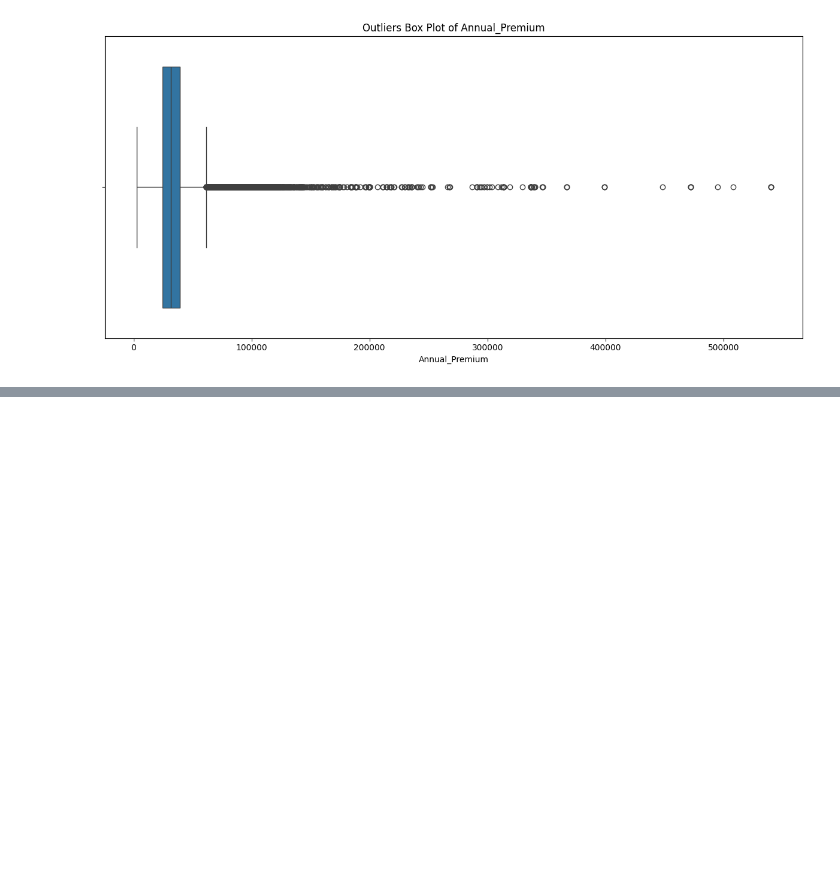
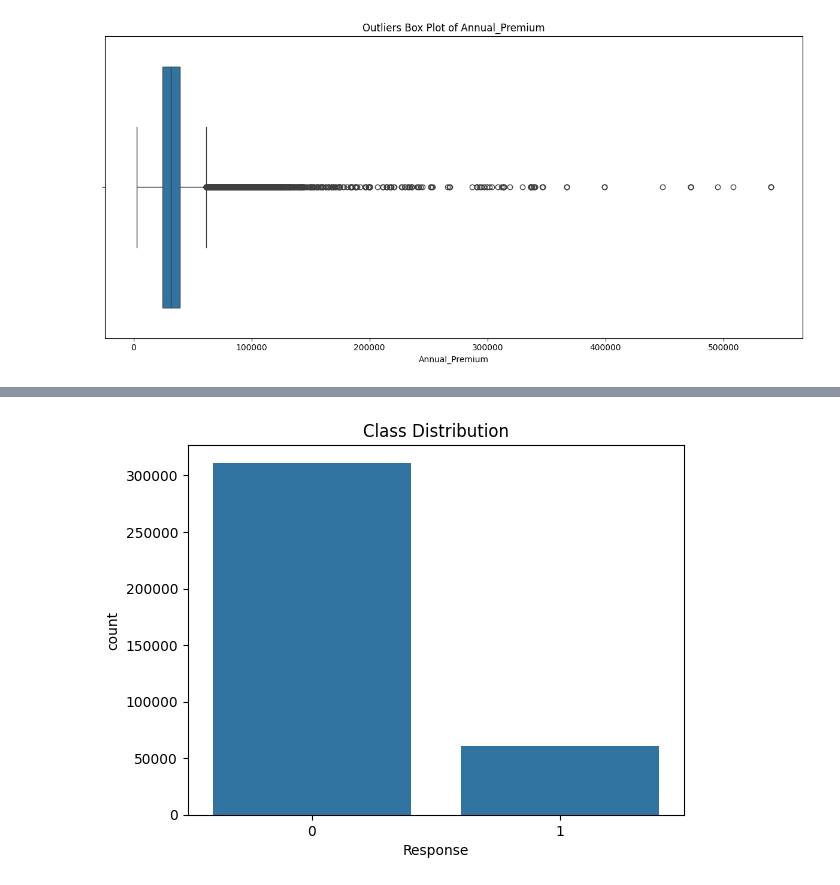
Before and after one commit to Hemanthtak2000/22073706_Project_UoH, a Jupyter notebook: 22073706_Code.ipynb, the cells around one changed output, grey strips where cells are left out. Cells and saved outputs as stored; diff of their text form; code cells hidden in the pictures; blank space fills up the shorter version.

```diff
--- a/22073706_Code.ipynb
+++ b/22073706_Code.ipynb
@@ -189,0 +278,9 @@ DataFrame shape after outlier removal: (371747, 13)
+# %%
+import matplotlib.pyplot as plt
+import seaborn as sns
+
+sns.countplot(x='Response', data=Ins_Details_PP_OL)
+plt.title('Class Distribution')
+plt.show()
+# %% [output]
+[figure, added]
```
Also changed, not shown: parts of 17 cells of this notebook.
